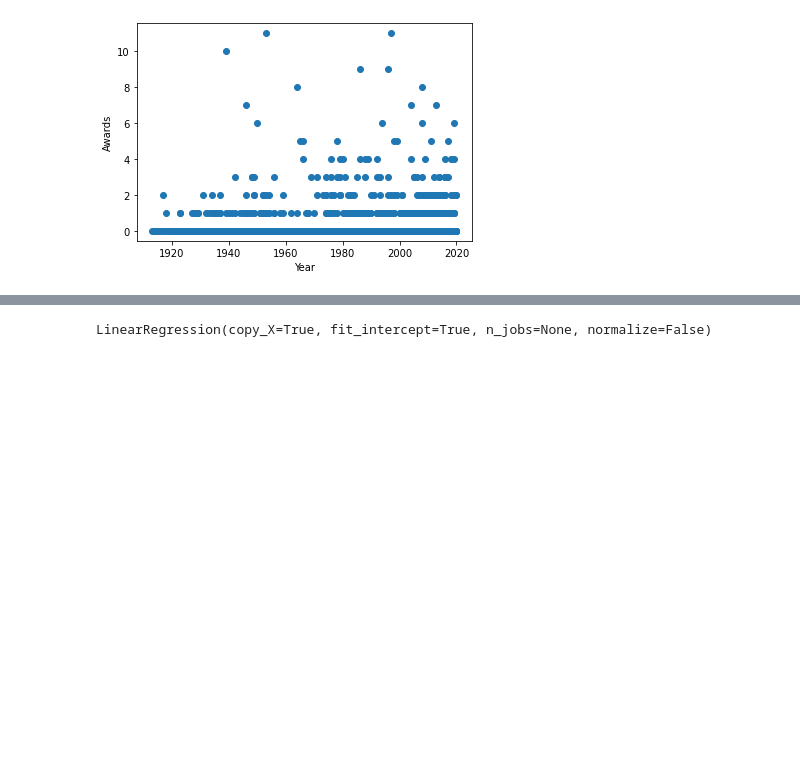
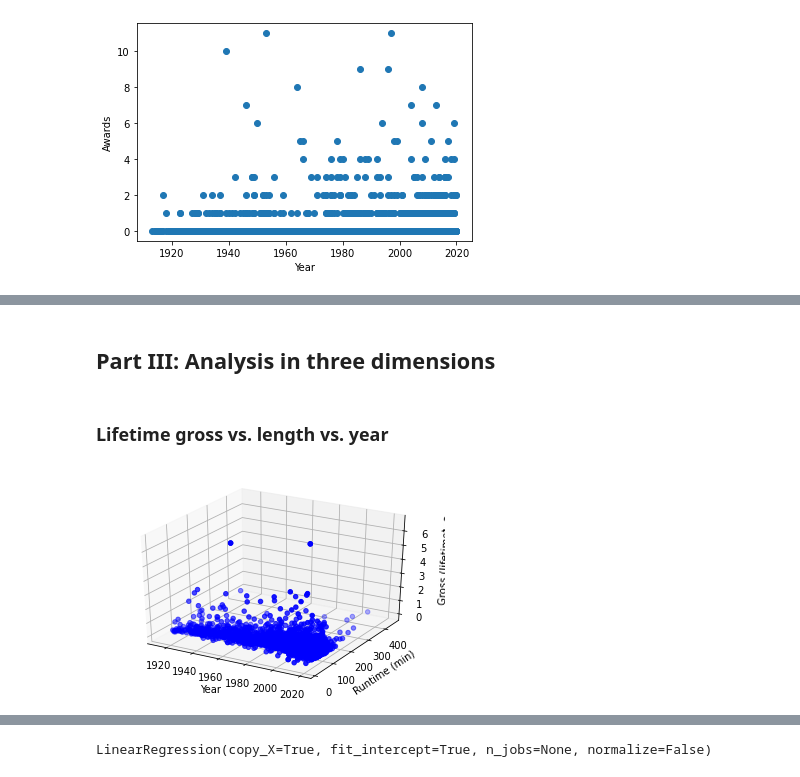
Before and after one commit to AlejandraRosa/final_project, a Jupyter notebook: notebooks/regressions.ipynb, the cells around one changed output, grey strips where cells are left out. Drawn from its saved outputs; the diff is of its cells as text; code cells hidden in the pictures; blank space fills up the shorter version.

```diff
--- a/notebooks/regressions.ipynb
+++ b/notebooks/regressions.ipynb
@@ -297,0 +341,19 @@ Text(0, 0.5, 'Awards')
+# %% [markdown]
+## Part III: Analysis in three dimensions
+# %% [markdown]
+### Lifetime gross vs. length vs. year
+# %%
+fig = plt.figure()
+ax = fig.add_subplot(111, projection='3d')
+x = drama['Year']
+y = drama['Runtime (min)']
+z = drama['Gross (lifetime)']
+
+ax.scatter(x, y, z, c='b')
+ax.set_xlabel('Year')
+ax.set_ylabel('Runtime (min)')
+ax.set_zlabel('Gross (lifetime)')
+
+plt.show()
+# %% [output]
+[figure, added]
```
Also changed, not shown: parts of 40 cells of this notebook.
